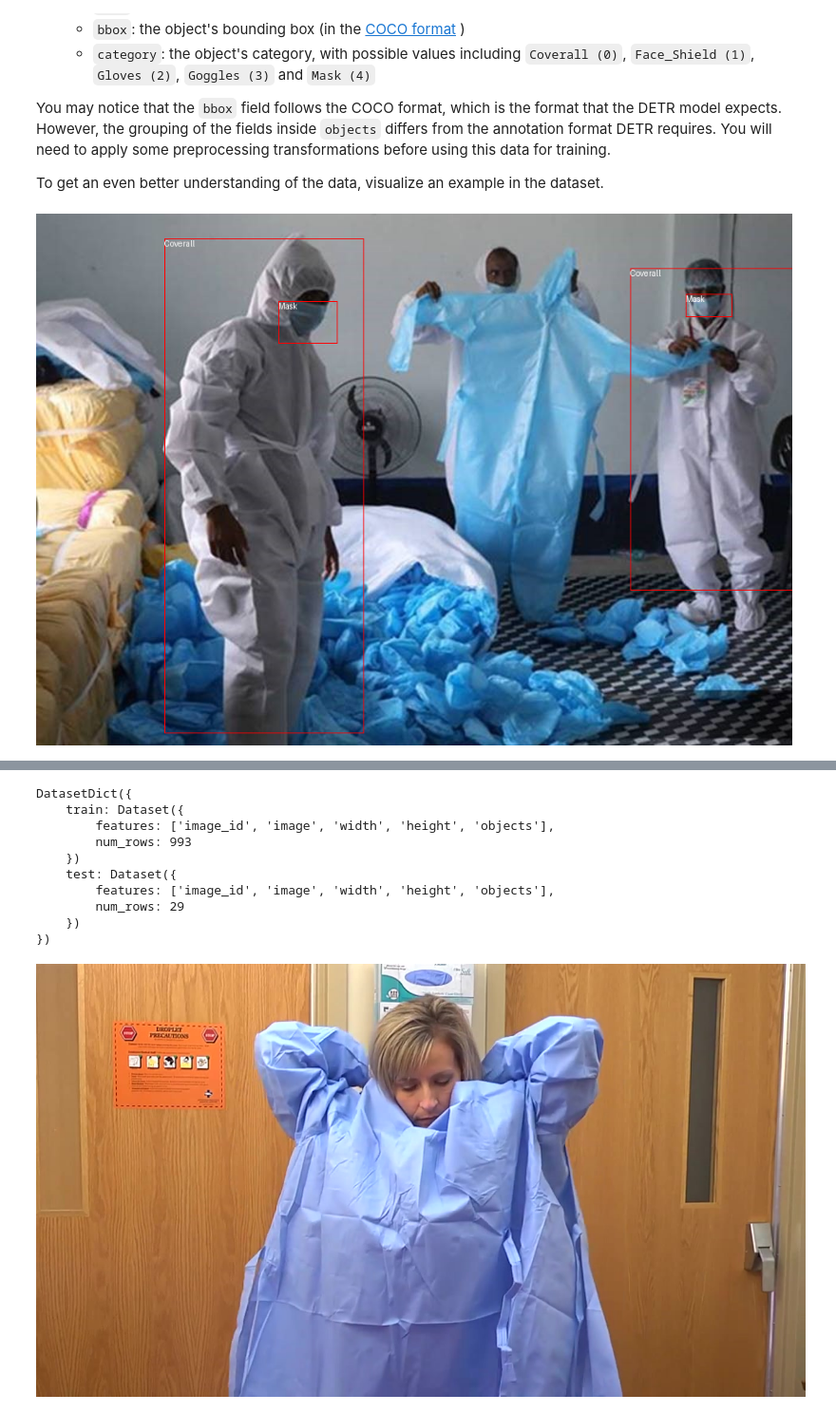
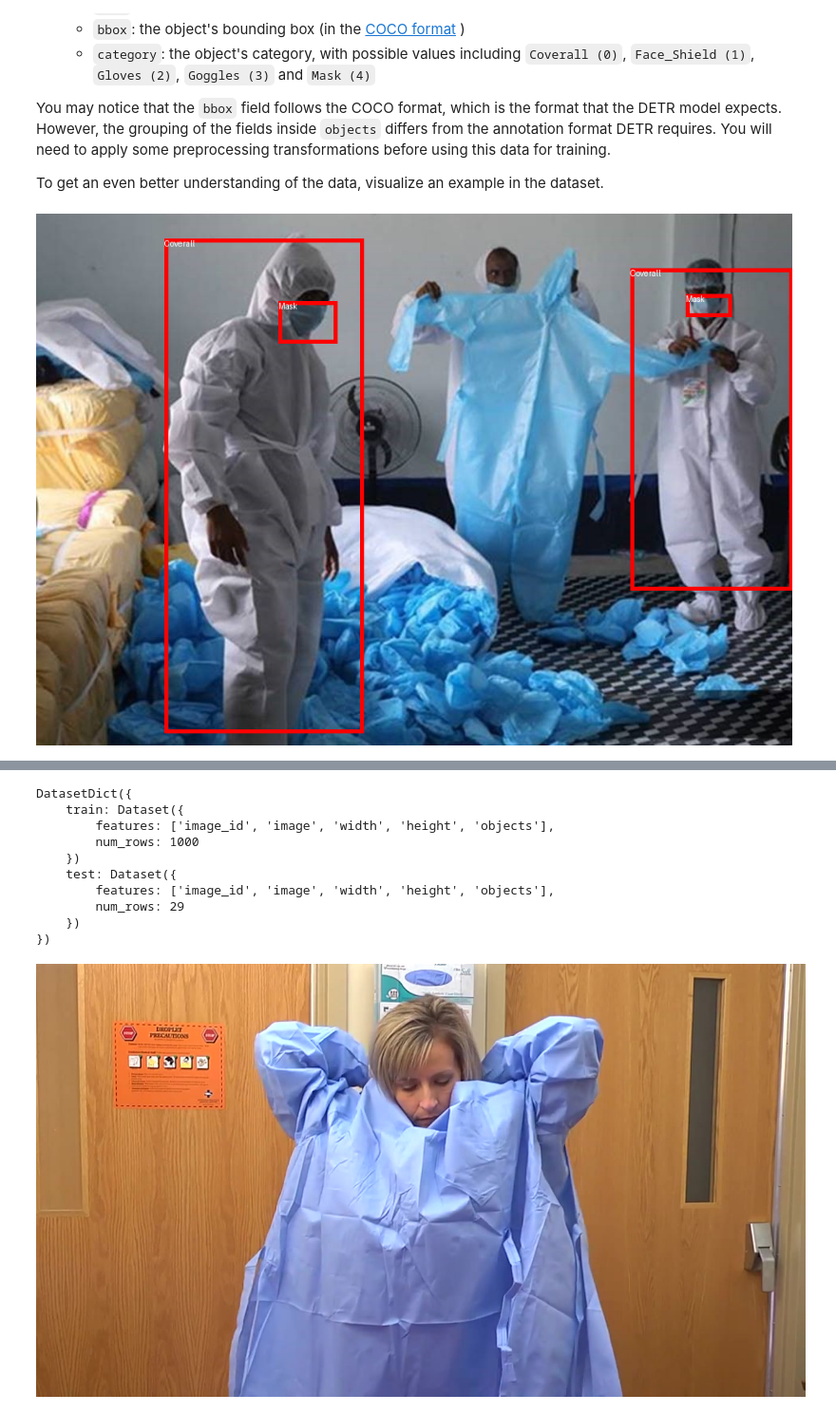
Before and after one commit to cmgm/automated_report, a Jupyter notebook: transformers_doc/en/pytorch/object_detection.ipynb, the cells around one changed output, grey strips where cells are left out. Shown at 95% size. Saved outputs shown, nothing was run; the diff lists cells and outputs as text; code cells hidden in the pictures.

```diff
--- a/transformers_doc/en/pytorch/object_detection.ipynb
+++ b/transformers_doc/en/pytorch/object_detection.ipynb
@@ -127,27 +127,27 @@ To get an even better understanding of the data, visualize an example in the dat
 # %%
 import numpy as np
 import os
 from PIL import Image, ImageDraw
 
 image = cppe5["train"][0]["image"]
 annotations = cppe5["train"][0]["objects"]
 draw = ImageDraw.Draw(image)
 
 categories = cppe5["train"].features["objects"].feature["category"].names
 
 id2label = {index: x for index, x in enumerate(categories, start=0)}
 label2id = {v: k for k, v in id2label.items()}
 
 for i in range(len(annotations["id"])):
     box = annotations["bbox"][i - 1]
     class_idx = annotations["category"][i - 1]
     x, y, w, h = tuple(box)
-    draw.rectangle((x, y, x + w, y + h), outline="red", width=1)
+    draw.rectangle((x, y, x + w, y + h), outline="red", width=5)
     draw.text((x, y), id2label[class_idx], fill="white")
 
 image
 # %% [output]
-[figure, old version]
+[figure, new version]
 # %% [markdown]
 <div class="flex justify-center">
     <img src="https://i.imgur.com/TdaqPJO.png" alt="CPPE-5 Image Example"/>
@@ -173,7 +173,7 @@ cppe5
 DatasetDict({
     train: Dataset({
         features: ['image_id', 'image', 'width', 'height', 'objects'],
-        num_rows: 993
+        num_rows: 1000
     })
     test: Dataset({
         features: ['image_id', 'image', 'width', 'height', 'objects'],
```
Also changed, not shown: parts of 3 cells of this notebook.
